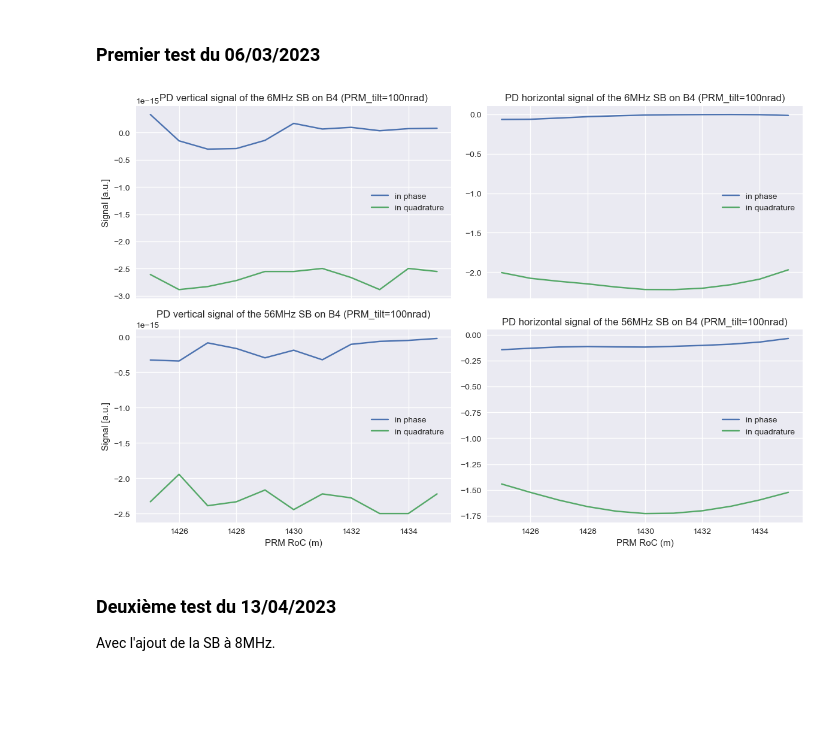
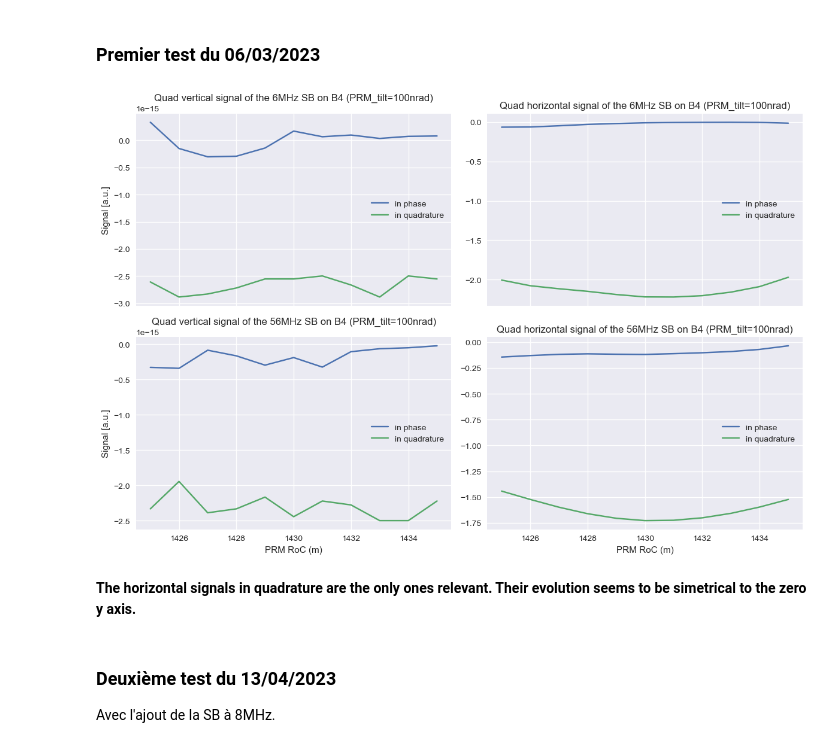
Before and after one commit to antoine-amy/AdV_AMC_design, a Jupyter notebook: OSCAR_data_Analysis.ipynb, the cells around one changed output. Cells and saved outputs as stored; diff of their text form; code cells hidden in the pictures; blank space fills up the shorter version.

```diff
--- a/OSCAR_data_Analysis.ipynb
+++ b/OSCAR_data_Analysis.ipynb
@@ -82,10 +86,10 @@ filename="data/05042023/circ_quad__PRC_tilt.txt"
 data_quad05=daf.read_signals(data, filename)
 # %%
 titles = [
-    "PD vertical signal of the 6MHz SB on B4",
-    "PD horizontal signal of the 6MHz SB on B4",
-    "PD vertical signal of the 56MHz SB on B4",
-    "PD horizontal signal of the 56MHz SB on B4"
+    "Quad vertical signal of the 6MHz SB on B4",
+    "Quad horizontal signal of the 6MHz SB on B4",
+    "Quad vertical signal of the 56MHz SB on B4",
+    "Quad horizontal signal of the 56MHz SB on B4"
 ]
 
 # Create a 2x2 grid of subplots (2 rows, 2 columns) with shared x-axis
@@ -123,36 +129,38 @@ filename="data/06042023/circ_quad__PRC_RoC.txt"
 data_quad06=daf.read_signals(data, filename)
 # %%
 titles = [
-    "PD vertical signal of the 6MHz SB on B4 (PRM_tilt=100nrad)",
-    "PD horizontal signal of the 6MHz SB on B4 (PRM_tilt=100nrad)",
-    "PD vertical signal of the 56MHz SB on B4 (PRM_tilt=100nrad)",
-    "PD horizontal signal of the 56MHz SB on B4 (PRM_tilt=100nrad)"
+    "Quad vertical signal of the 6MHz SB on B4 (PRM_tilt=100nrad)",
+    "Quad horizontal signal of the 6MHz SB on B4 (PRM_tilt=100nrad)",
+    "Quad vertical signal of the 56MHz SB on B4 (PRM_tilt=100nrad)",
+    "Quad horizontal signal of the 56MHz SB on B4 (PRM_tilt=100nrad)"
 ]
 
 # Create a 2x2 grid of subplots (2 rows, 2 columns) with shared x-axis
 fig, axes = plt.subplots(nrows=2, ncols=2, figsize=(12, 8), sharex=True)
 
 # Iterate through each subplot, row, and column
 for i, ax in enumerate(axes.flatten()):
     # Plot the in-phase and in-quadrature data
     ax.plot(data_quad06[0], data_quad06[1 + 2*i], label="in phase")
     ax.plot(data_quad06[0], data_quad06[2 + 2*i], label="in quadrature")
 
     # Set the axis labels and title
     if i // 2 == 1:  # Bottom row plots
         ax.set_xlabel("PRM RoC (m)")
     if i % 2 == 0:  # Left column plots
         ax.set_ylabel("Signal [a.u.]")
     ax.set_title(titles[i])
     ax.legend()
 
 # Adjust the layout to avoid overlapping between subplots
 plt.tight_layout()
 
 # Display the combined figure with all four subplots
 plt.show()
 # %% [output]
-[figure, old version]
+[figure, new version]
+# %% [markdown]
+**The horizontal signals in quadrature are the only ones relevant. Their evolution seems to be simetrical to the zero y axis.**
 # %% [markdown]
 ### Deuxième test du 13/04/2023
 Avec l'ajout de la SB à 8MHz.
```
Also changed, not shown: parts of 18 cells of this notebook, 5 other files.
